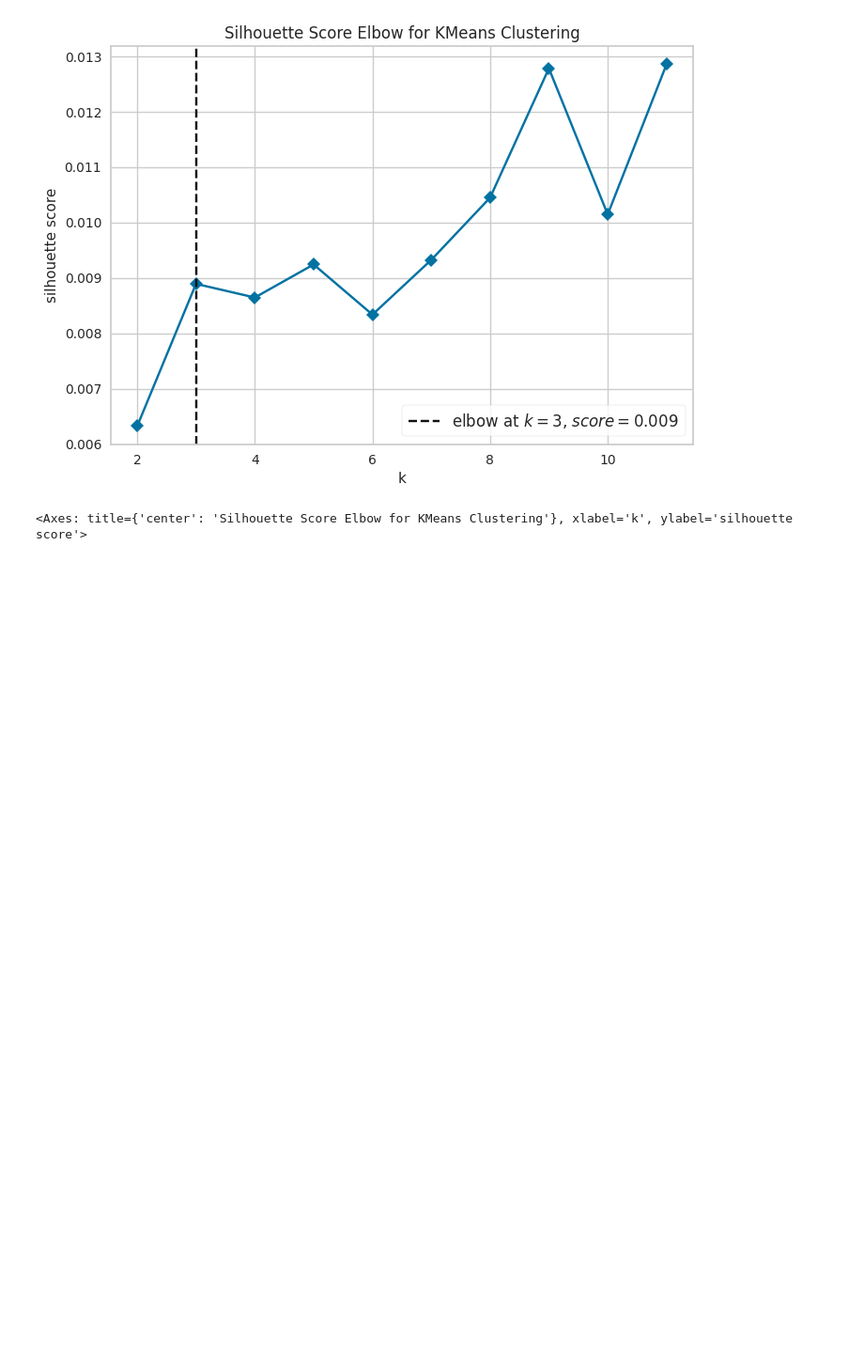
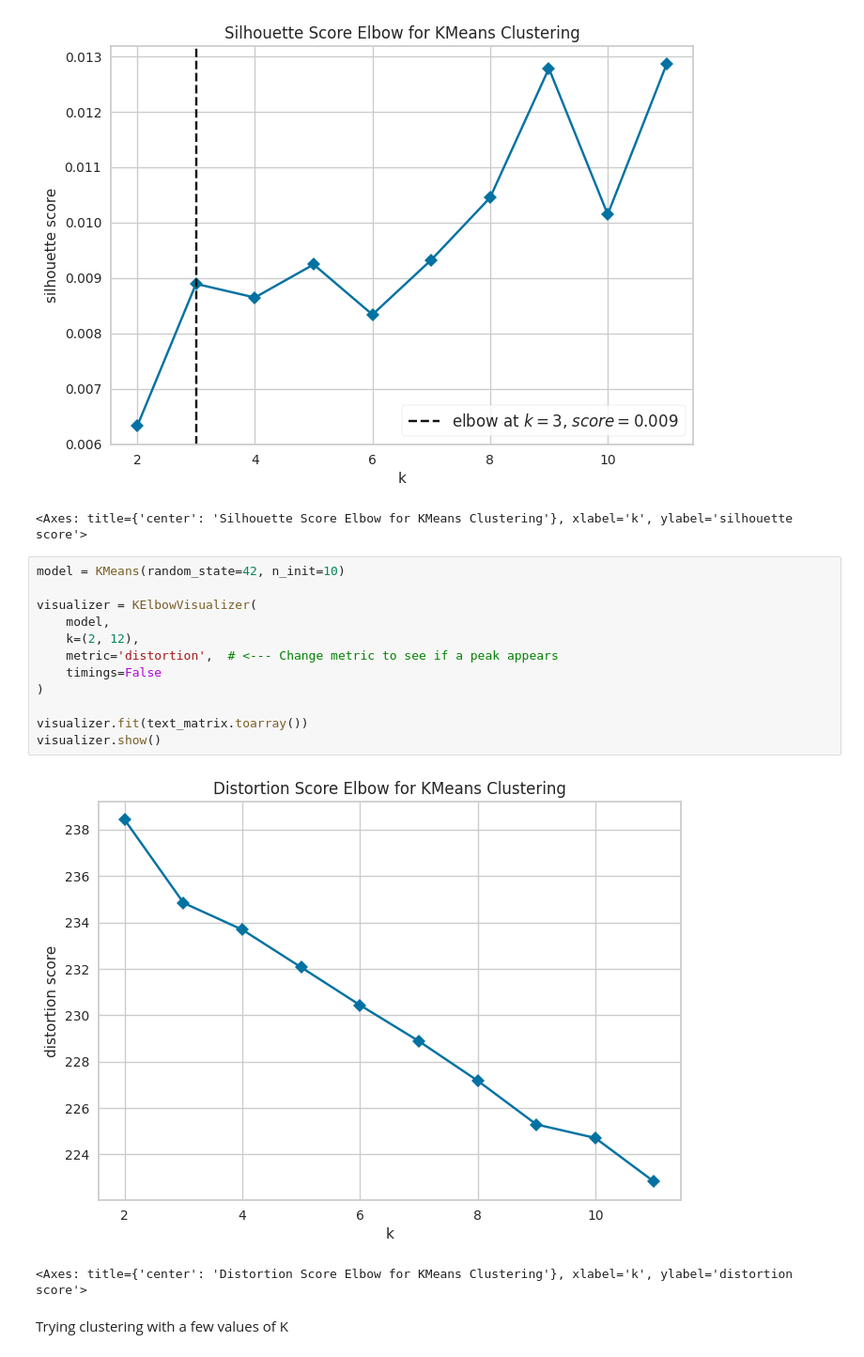
Before and after one commit to mqanaq/BA820-B1-Team13, a Jupyter notebook: Danish_Azmi/M2_Assignment_Danish.ipynb, the cells around one changed output. Shown at 94% size. Cells and saved outputs as stored; diff of their text form; blank space fills up the shorter version.

```diff
--- a/Danish_Azmi/M2_Assignment_Danish.ipynb
+++ b/Danish_Azmi/M2_Assignment_Danish.ipynb
@@ -595,3 +651,20 @@ visualizer.show()
 Running Silhouette Analysis...
 [figure]
 <Axes: title={'center': 'Silhouette Score Elbow for KMeans Clustering'}, xlabel='k', ylabel='silhouette score'>
+# %%
+model = KMeans(random_state=42, n_init=10)
+
+visualizer = KElbowVisualizer(
+    model,
+    k=(2, 12),
+    metric='distortion',  # <--- Change metric to see if a peak appears
+    timings=False
+)
+
+visualizer.fit(text_matrix.toarray())
+visualizer.show()
+# %% [output]
+[figure, added]
+<Axes: title={'center': 'Distortion Score Elbow for KMeans Clustering'}, xlabel='k', ylabel='distortion score'>
+# %% [markdown]
+Trying clustering with a few values of K
```
Also changed, not shown: parts of 14 cells of this notebook.
